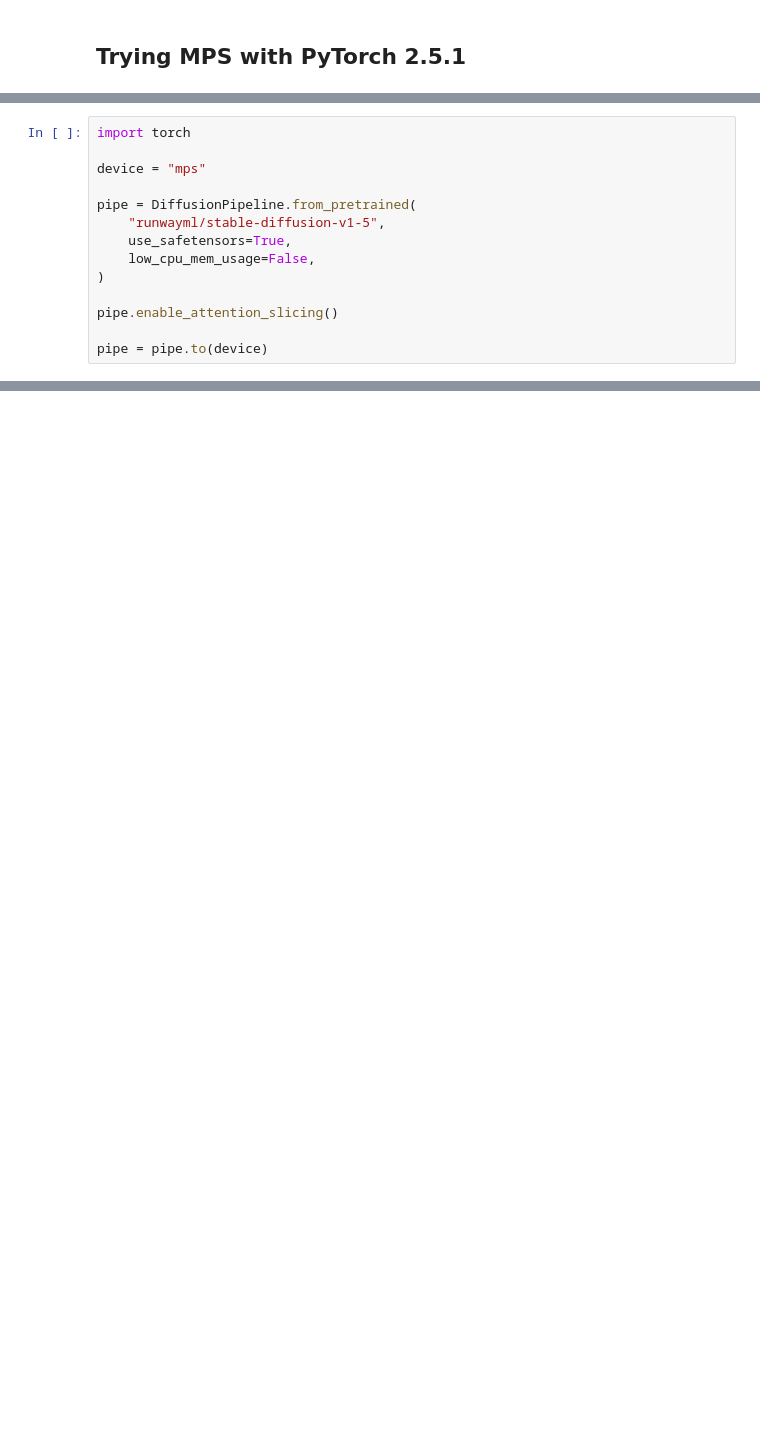
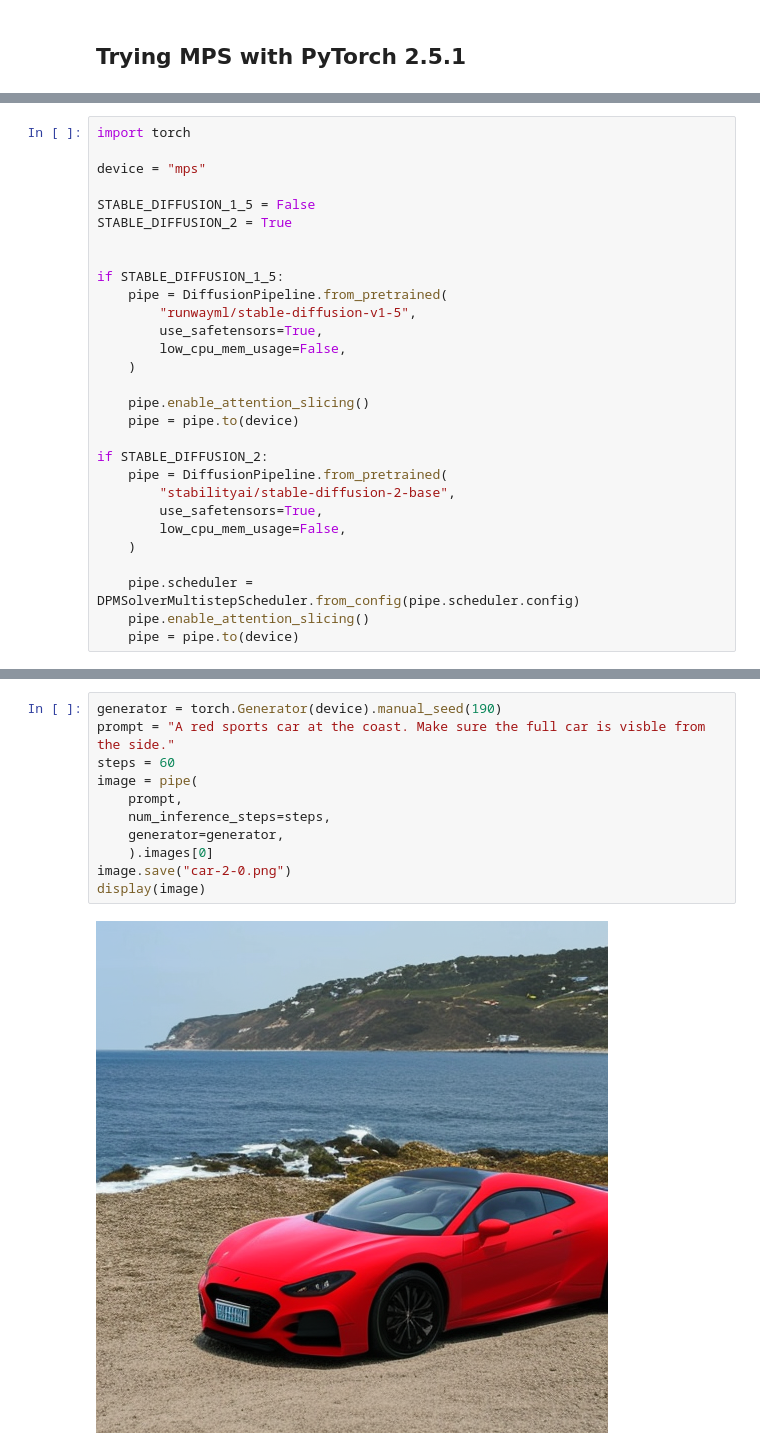
Before and after one commit to petervandenabeele/pytorch-uv-mps, a Jupyter notebook: code/inference-mps.ipynb, the cells around one changed output, grey strips where cells are left out. Cells and saved outputs as stored; diff of their text form; blank space fills up the shorter version.

Commit message:
Add Stable diffusion 2 base model

```diff
--- a/code/inference-mps.ipynb
+++ b/code/inference-mps.ipynb
@@ -7,12 +10,27 @@ import torch
 
 device = "mps"
 
-pipe = DiffusionPipeline.from_pretrained(
-    "runwayml/stable-diffusion-v1-5",
-    use_safetensors=True,
-    low_cpu_mem_usage=False,
-)
+STABLE_DIFFUSION_1_5 = False
+STABLE_DIFFUSION_2 = True
 
-pipe.enable_attention_slicing()
 
-pipe = pipe.to(device)
+if STABLE_DIFFUSION_1_5:
+    pipe = DiffusionPipeline.from_pretrained(
+        "runwayml/stable-diffusion-v1-5",
+        use_safetensors=True,
+        low_cpu_mem_usage=False,
+    )
+
+    pipe.enable_attention_slicing()
+    pipe = pipe.to(device)
+
+if STABLE_DIFFUSION_2:
+    pipe = DiffusionPipeline.from_pretrained(
+        "stabilityai/stable-diffusion-2-base",
+        use_safetensors=True,
+        low_cpu_mem_usage=False,
+    )
+
+    pipe.scheduler = DPMSolverMultistepScheduler.from_config(pipe.scheduler.config)
+    pipe.enable_attention_slicing()
+    pipe = pipe.to(device)
@@ -29,0 +37,13 @@ display(image)
+# %%
+generator = torch.Generator(device).manual_seed(190)
+prompt = "A red sports car at the coast. Make sure the full car is visble from the side."
+steps = 60
+image = pipe(
+    prompt,
+    num_inference_steps=steps,
+    generator=generator,
+    ).images[0]
+image.save("car-2-0.png")
+display(image)
+# %% [output]
+[figure, added]
```
Also changed, not shown: parts of 5 cells of this notebook, 2 other files.
